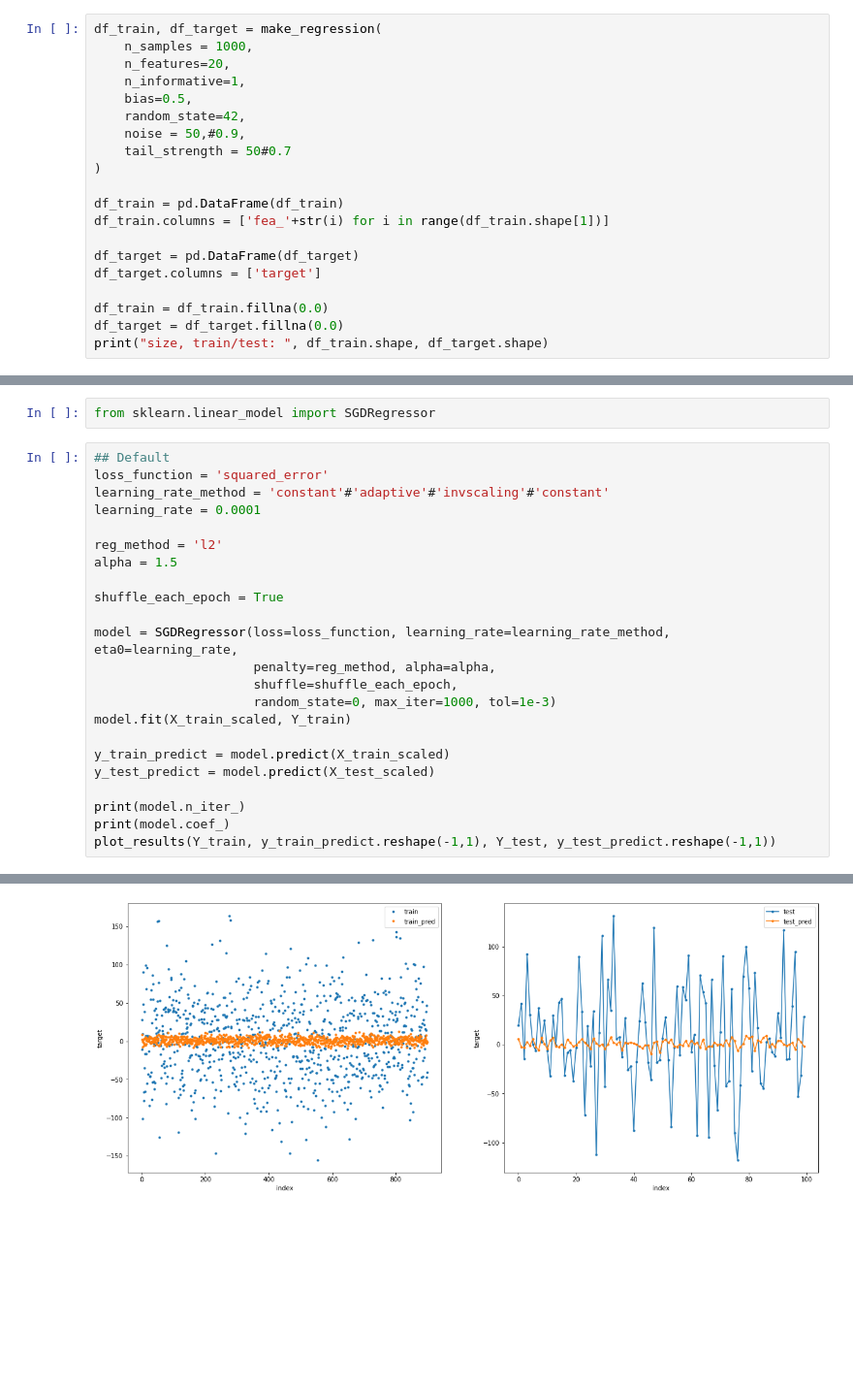
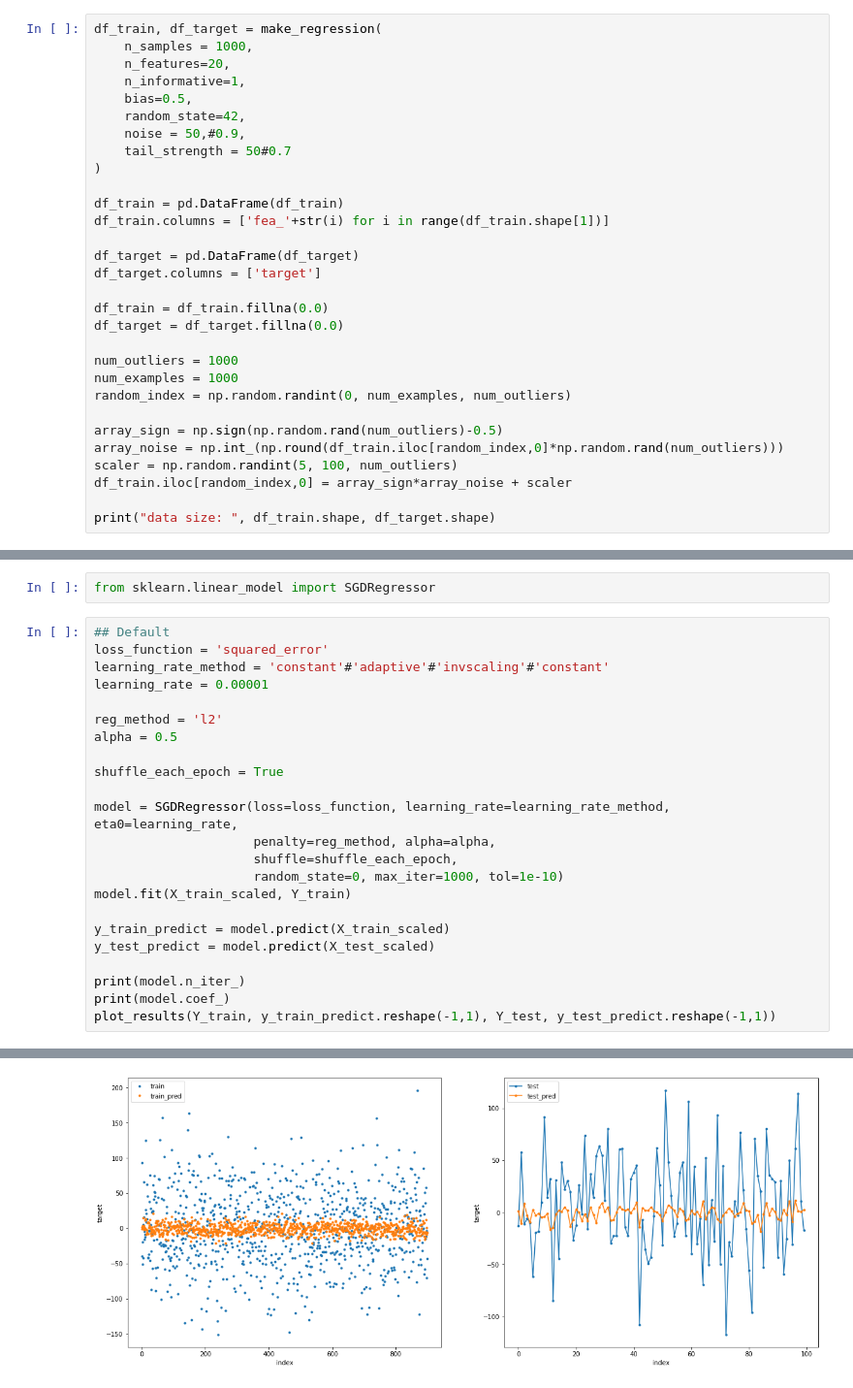
Before and after one commit to jroccal/machine_learning_fundamentals, a Jupyter notebook: notebooks/Linear_regression_examples.ipynb, the cells around one changed output, grey strips where cells are left out. Shown: that part at 97% size. Cells and saved outputs as stored; diff of their text form; blank space fills up the shorter version.

```diff
--- a/notebooks/Linear_regression_examples.ipynb
+++ b/notebooks/Linear_regression_examples.ipynb
@@ -89,5 +86,15 @@ df_target.columns = ['target']
 
 df_train = df_train.fillna(0.0)
 df_target = df_target.fillna(0.0)
-print("size, train/test: ", df_train.shape, df_target.shape)
+
+num_outliers = 1000
+num_examples = 1000
+random_index = np.random.randint(0, num_examples, num_outliers)
+
+array_sign = np.sign(np.random.rand(num_outliers)-0.5)
+array_noise = np.int_(np.round(df_train.iloc[random_index,0]*np.random.rand(num_outliers)))
+scaler = np.random.randint(5, 100, num_outliers)
+df_train.iloc[random_index,0] = array_sign*array_noise + scaler
+
+print("data size: ", df_train.shape, df_target.shape)
 # %% [output]
@@ -219,17 +272,17 @@ from sklearn.linear_model import SGDRegressor
 ## Default
 loss_function = 'squared_error'
 learning_rate_method = 'constant'#'adaptive'#'invscaling'#'constant'
-learning_rate = 0.0001
+learning_rate = 0.00001
 
 reg_method = 'l2'
-alpha = 1.5
+alpha = 0.5
 
 shuffle_each_epoch = True
 
 model = SGDRegressor(loss=loss_function, learning_rate=learning_rate_method, eta0=learning_rate,
                      penalty=reg_method, alpha=alpha,
                      shuffle=shuffle_each_epoch,
-                     random_state=0, max_iter=1000, tol=1e-3)
+                     random_state=0, max_iter=1000, tol=1e-10)
 model.fit(X_train_scaled, Y_train)
 
 y_train_predict = model.predict(X_train_scaled)
@@ -247 +300 @@ plot_results(Y_train, y_train_predict.reshape(-1,1), Y_test, y_test_predict.resh
-[figure, old version]
+[figure, new version]
```
Also changed, not shown: parts of 22 cells of this notebook.
